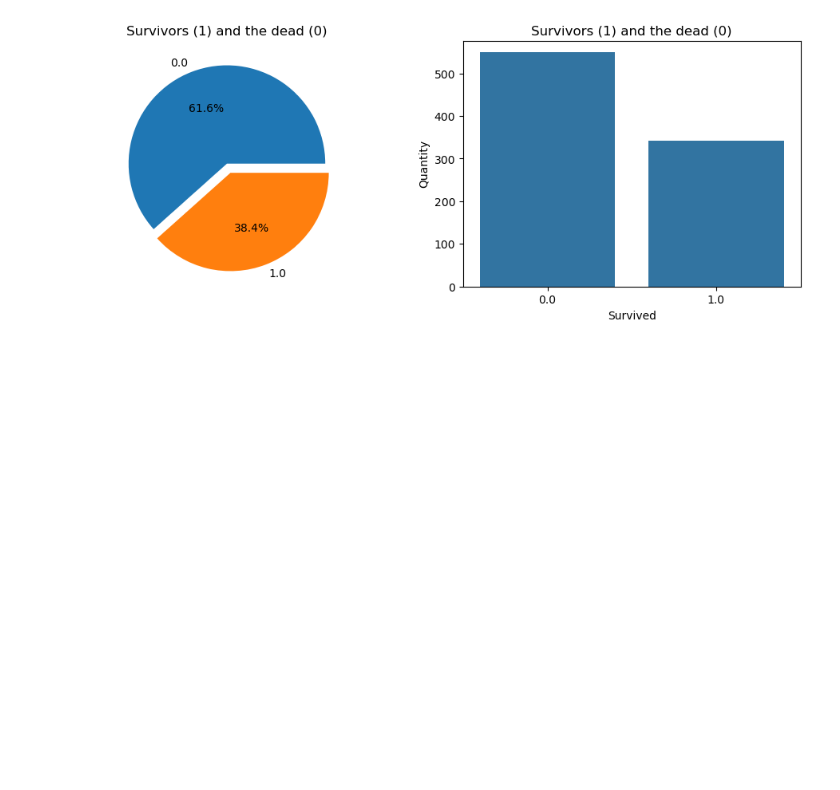
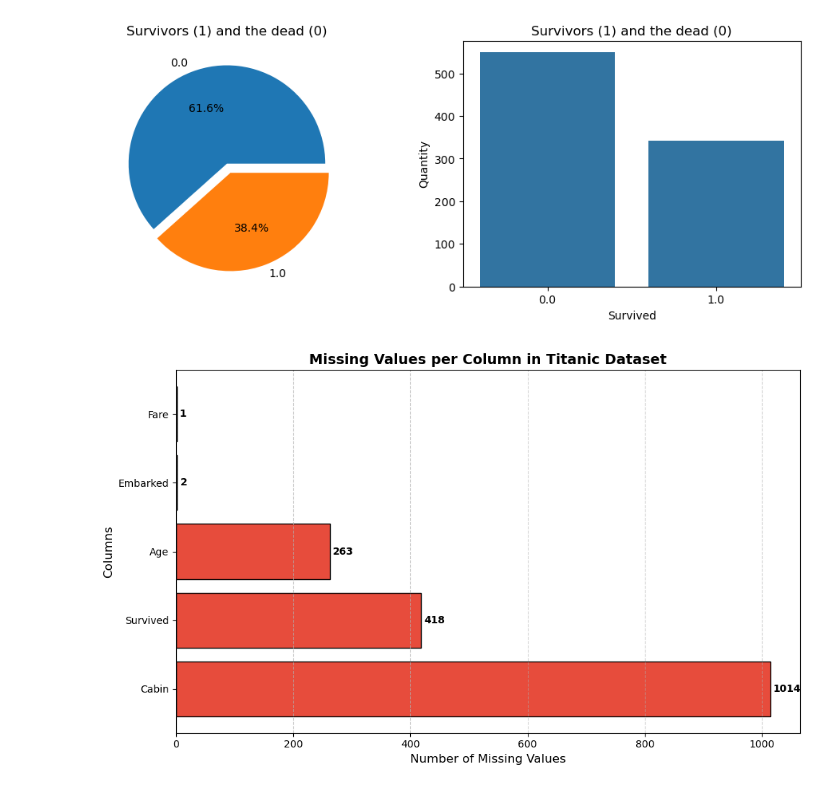
Before and after one commit to KiarieDenis/Titanic-survival-prediction, a Jupyter notebook: nb.ipynb, the cells around one changed output. Cells and saved outputs as stored; diff of their text form; code cells hidden in the pictures; blank space fills up the shorter version.

Commit message:
Update Titanic analysis notebook
Co-authored-by: Copilot <223556219+Copilot@users.noreply.github.com>

```diff
--- a/nb.ipynb
+++ b/nb.ipynb
@@ -37,3 +37,26 @@ ax[1].set_title('Survivors (1) and the dead (0)')
 plt.show()
 # %% [output]
 [figure]
+# %%
+# Missing Values Visualization
+
+missing = df.isnull().sum()
+missing = missing[missing > 0].sort_values(ascending=False)
+
+plt.figure(figsize=(10, 6))
+bars = plt.barh(missing.index, missing.values, color='#e74c3c', edgecolor='black')
+
+# Add value labels to the bars
+for bar in bars:
+    width = bar.get_width()
+    plt.text(width + 5, bar.get_y() + bar.get_height() / 2,
+             f'{int(width)}', va='center', fontsize=10, fontweight='bold')
+
+plt.xlabel('Number of Missing Values', fontsize=12)
+plt.ylabel('Columns', fontsize=12)
+plt.title('Missing Values per Column in Titanic Dataset', fontsize=14, fontweight='bold')
+plt.grid(axis='x', linestyle='--', alpha=0.6)
+plt.tight_layout()
+plt.show()
+# %% [output]
+[figure, added]
```
Also changed, not shown: parts of 16 cells of this notebook.
